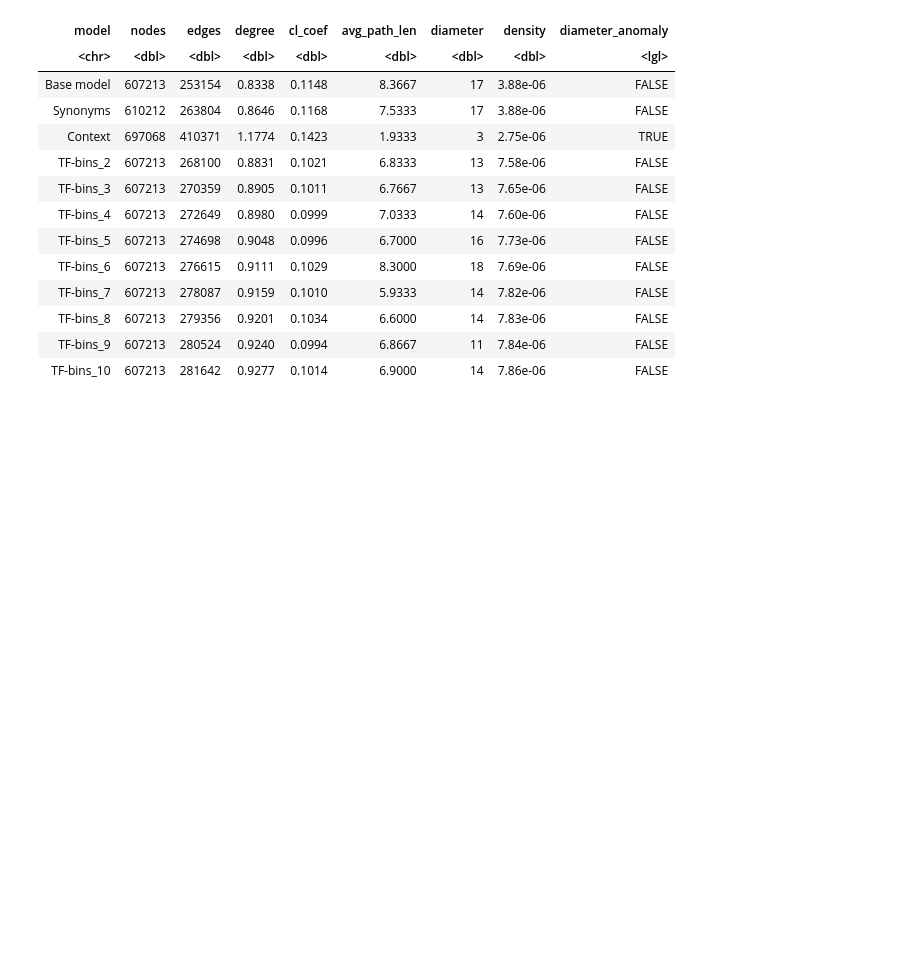
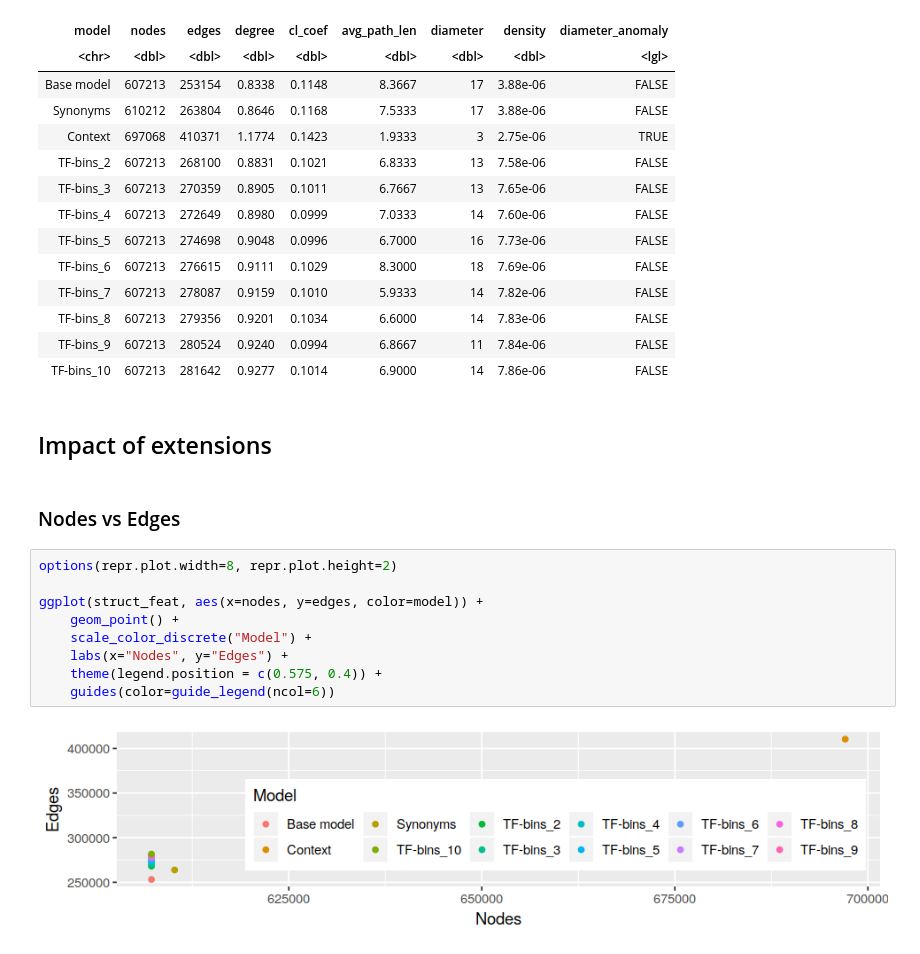
Before and after one commit to feup-infolab/army-ant, a Jupyter notebook: notebooks/hypergraph_of_entity/hypergraph_of_entity-model_compare.ipynb, the cells around one changed output. Saved outputs shown, nothing was run; the diff lists cells and outputs as text; blank space fills up the shorter version.

```diff
--- a/notebooks/hypergraph_of_entity/hypergraph_of_entity-model_compare.ipynb
+++ b/notebooks/hypergraph_of_entity/hypergraph_of_entity-model_compare.ipynb
@@ -216,3 +216,18 @@ A spec_tbl_df: 12 × 9
 | TF-bins_8 | 607213 | 279356 | 0.9201 | 0.1034 | 6.6000 | 14 | 7.83e-06 | FALSE |
 | TF-bins_9 | 607213 | 280524 | 0.9240 | 0.0994 | 6.8667 | 11 | 7.84e-06 | FALSE |
 | TF-bins_10 | 607213 | 281642 | 0.9277 | 0.1014 | 6.9000 | 14 | 7.86e-06 | FALSE |
+# %% [markdown]
+## Impact of extensions
+# %% [markdown]
+### Nodes vs Edges
+# %%
+options(repr.plot.width=8, repr.plot.height=2)
+
+ggplot(struct_feat, aes(x=nodes, y=edges, color=model)) +
+    geom_point() +
+    scale_color_discrete("Model") +
+    labs(x="Nodes", y="Edges") +
+    theme(legend.position = c(0.575, 0.4)) +
+    guides(color=guide_legend(ncol=6))
+# %% [output]
+[figure, added]
```
Also changed, not shown: parts of 3 cells of this notebook.
